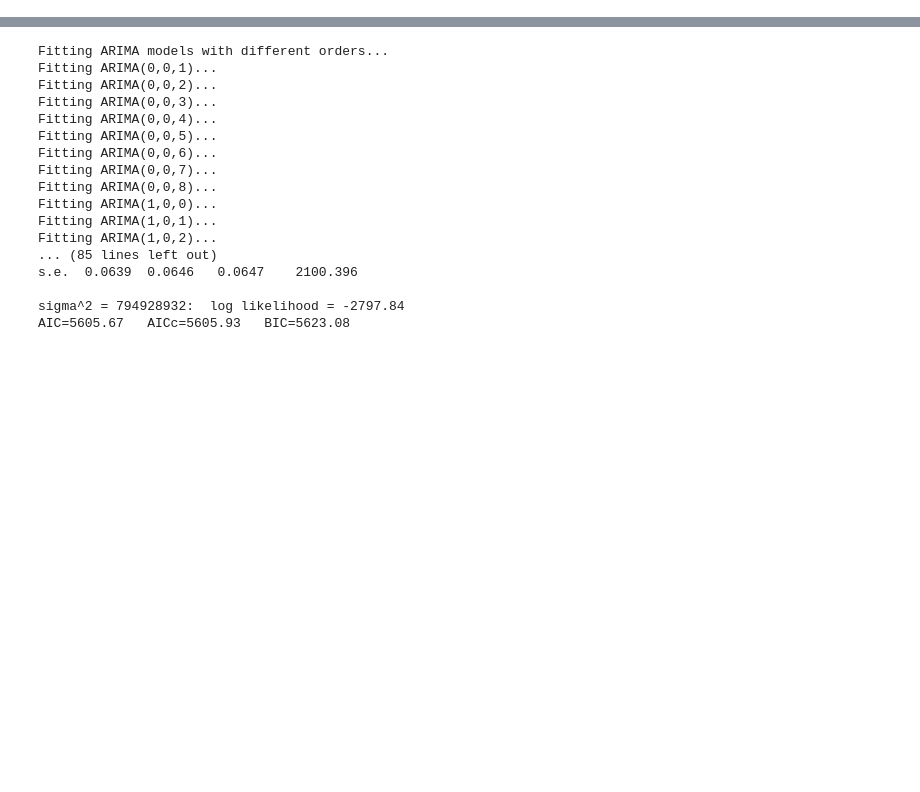
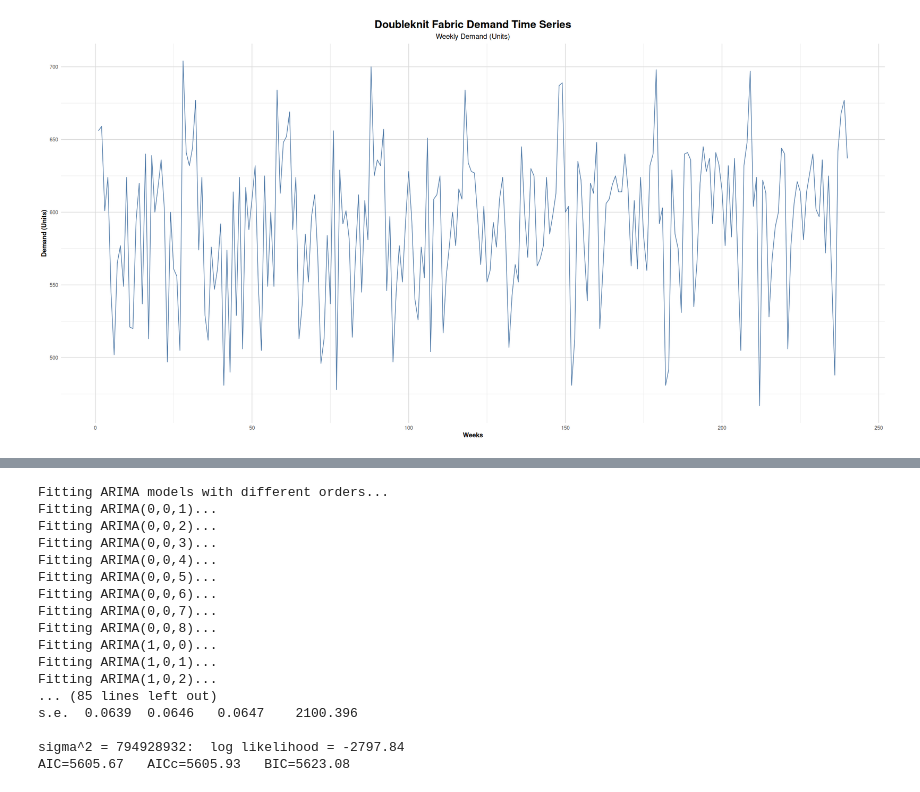
Before and after one commit to LyesHADJAR/TSAC-Individual-Project, a Jupyter notebook: notebooks/tsa_doubleknit_fab.ipynb, the cells around one changed output, grey strips where cells are left out. Drawn from its saved outputs; the diff is of its cells as text; code cells hidden in the pictures; blank space fills up the shorter version.

Commit message:
started fixing the double knit fabric notebook

```diff
--- a/notebooks/tsa_doubleknit_fab.ipynb
+++ b/notebooks/tsa_doubleknit_fab.ipynb
@@ -337,0 +26,3 @@ plot(subset_results, which = "bic", main = "ARMA Model Selection by BIC",
+# %%
+# Link to the dataset below:
+link <- "https://raw.githubusercontent.com/LyesHADJAR/TSAC-Individual-Project/refs/heads/main/data/Demand%20for%20a%20doubleknit%20fabric%20p269%20Montgomery%20Fore%20TS.csv"
@@ -337,0 +37,27 @@ plot(subset_results, which = "bic", main = "ARMA Model Selection by BIC",
+# %%
+# Load required libraries and setup plot theme & settings
+
+library(ggplot2)
+library(forecast)
+library(tseries)
+library(dplyr)
+library(lubridate)
+library(gridExtra)
+library(MASS)
+library(knitr)
+library(lawstat)
+library(FinTS)
+library(TSA)
+
+options(repr.plot.width = 20, repr.plot.height = 10)
+theme_tsa <- function() {
+  theme_minimal() +
+    theme(
+      plot.title = element_text(hjust = 0.5, face = "bold", size = 18),
+      plot.subtitle = element_text(hjust = 0.5, size = 12),
+      axis.title = element_text(face = "bold"),
+      legend.position = "bottom",
+      panel.grid.minor = element_line(color = "gray90"),
+      panel.grid.major = element_line(color = "gray85")
+    )
+}
@@ -337,0 +116,16 @@ plot(subset_results, which = "bic", main = "ARMA Model Selection by BIC",
+# %%
+# plotting the series
+
+p1 <- ggplot(fabric_ts_df, aes(x = week, y = x)) +
+  geom_line(color = "#4E79A7") +
+  labs(
+    title = "Doubleknit Fabric Demand Time Series",
+    subtitle = "Weekly Demand (Units)",
+    x = "Weeks",
+    y = "Demand (Units)"
+  ) +
+  theme_tsa()
+
+print(p1)
+# %% [output]
+[figure, added]
```
Also changed, not shown: parts of 38 cells of this notebook.
